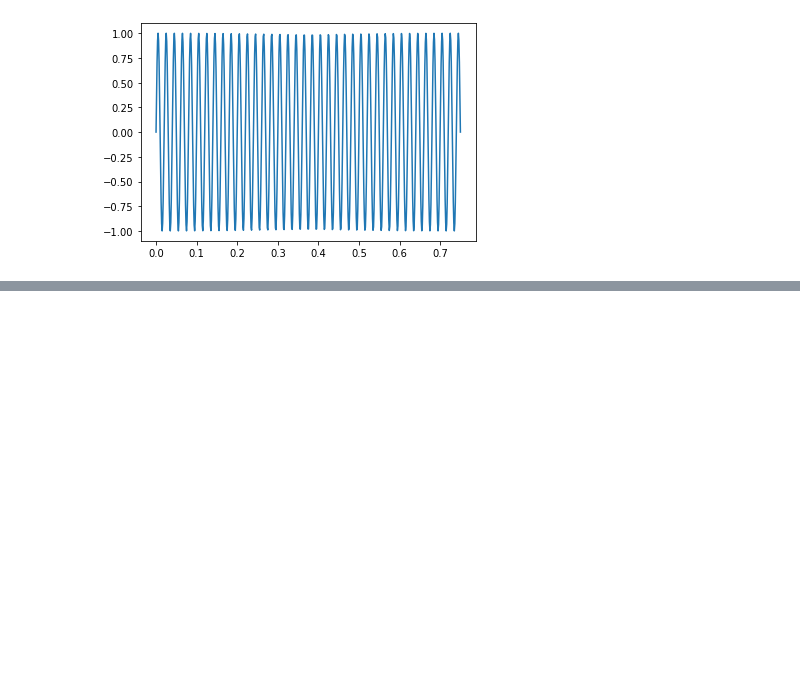
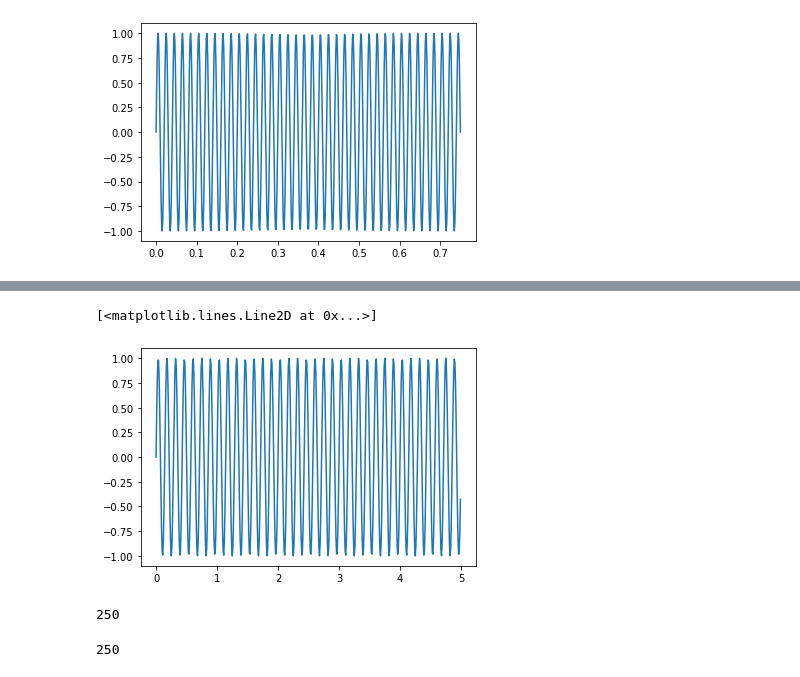
Before and after one commit to Yousousen/pulsar_analysis, a Jupyter notebook: scripts/ipynb.ipynb, the cells around one changed output, grey strips where cells are left out. Cells and saved outputs as stored; diff of their text form; code cells hidden in the pictures; blank space fills up the shorter version.

```diff
--- a/scripts/ipynb.ipynb
+++ b/scripts/ipynb.ipynb
@@ -74,0 +92,5 @@ plt.plot(np.fft.fft(sin)/len(sin))
+# %%
+plt.plot(time, sin2)
+# %% [output]
+[<matplotlib.lines.Line2D at 0x...>]
+[figure, added]
@@ -74,0 +105,8 @@ plt.plot(np.fft.fft(sin)/len(sin))
+# %%
+len(transform1)
+# %% [output]
+250
+# %%
+len(frequencies)
+# %% [output]
+250
```
Also changed, not shown: parts of 8 cells of this notebook.
